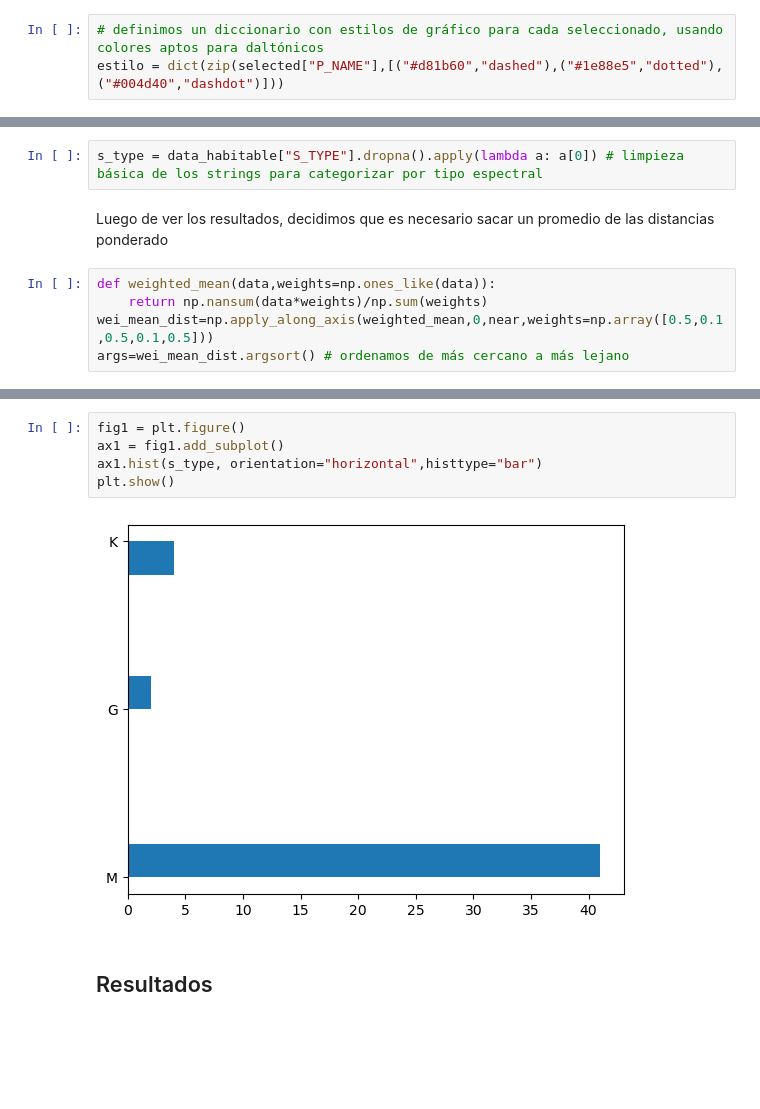
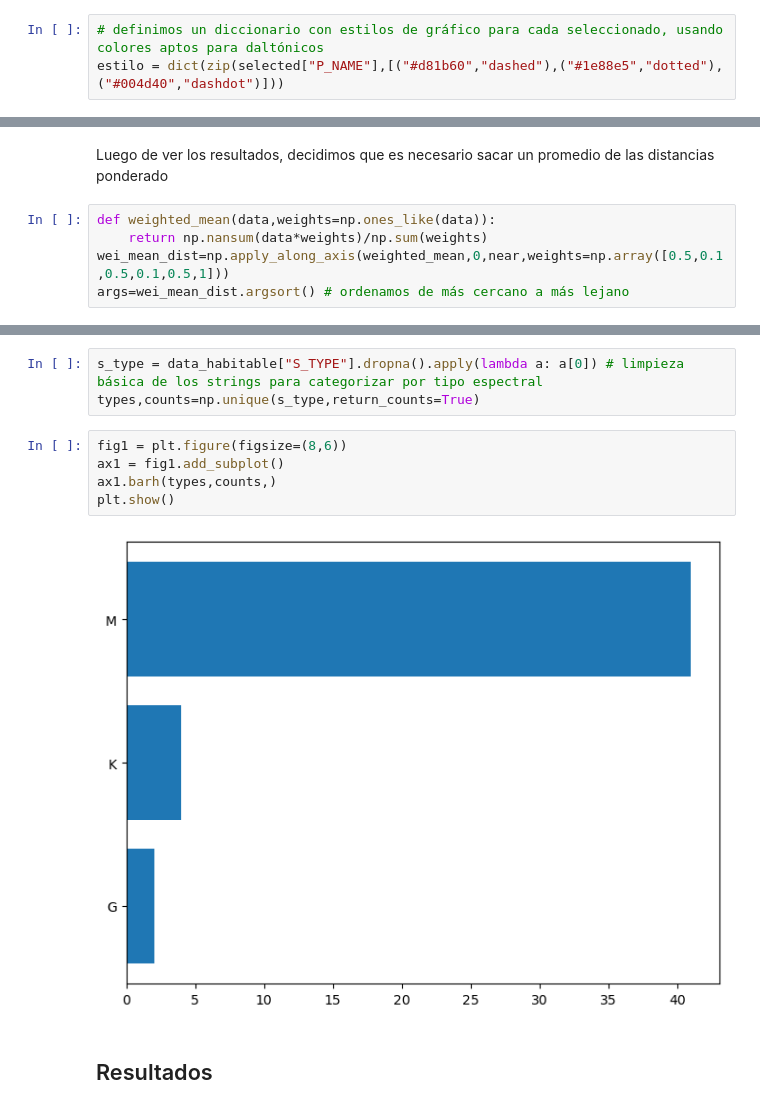
Before and after one commit to sphxisnot/Big-Data-2026, a Jupyter notebook: Hackaton_planetas_grupo_3.ipynb, the cells around one changed output, grey strips where cells are left out. Saved outputs shown, nothing was run; the diff lists cells and outputs as text; blank space fills up the shorter version.

```diff
--- a/Hackaton_planetas_grupo_3.ipynb
+++ b/Hackaton_planetas_grupo_3.ipynb
@@ -159,11 +173,9 @@ plt.show()
-# %%
-s_type = data_habitable["S_TYPE"].dropna().apply(lambda a: a[0]) # limpieza básica de los strings para categorizar por tipo espectral
 # %% [markdown]
 Luego de ver los resultados, decidimos que es necesario sacar un promedio de las distancias ponderado
 # %%
 def weighted_mean(data,weights=np.ones_like(data)):
     return np.nansum(data*weights)/np.sum(weights)
-wei_mean_dist=np.apply_along_axis(weighted_mean,0,near,weights=np.array([0.5,0.1,0.5,0.1,0.5]))
+wei_mean_dist=np.apply_along_axis(weighted_mean,0,near,weights=np.array([0.5,0.1,0.5,0.1,0.5,1]))
 args=wei_mean_dist.argsort() # ordenamos de más cercano a más lejano
 # %%
 selected_wei=data_habitable.iloc[args[0:3]] # tabla
@@ -173,13 +185,16 @@ selected_wei
 | 626 | GJ 3293 d | M2.5 | 20.19030 | 3466.0 | 0.42 | 0.40 | 0.02 | NaN | -1.658 | ... |
 | 664 | GJ 433 d | M2V | 9.06456 | 3461.0 | 0.48 | 0.47 | -0.17 | NaN | -1.475 | ... |
 | 480 | TOI-700 e | M2.5 V | 31.12650 | 3459.0 | 0.42 | 0.42 | -0.07 | 1.5 | -1.640 | ... |
+# %%
+s_type = data_habitable["S_TYPE"].dropna().apply(lambda a: a[0]) # limpieza básica de los strings para categorizar por tipo espectral
+types,counts=np.unique(s_type,return_counts=True)
 # %%
-fig1 = plt.figure()
+fig1 = plt.figure(figsize=(8,6))
 ax1 = fig1.add_subplot()
-ax1.hist(s_type, orientation="horizontal",histtype="bar")
+ax1.barh(types,counts,)
 plt.show()
 # %% [output]
-[figure, old version]
+[figure, new version]
 # %% [markdown]
 ## Resultados
 # %% [markdown]
```
Also changed, not shown: parts of 8 cells of this notebook.
